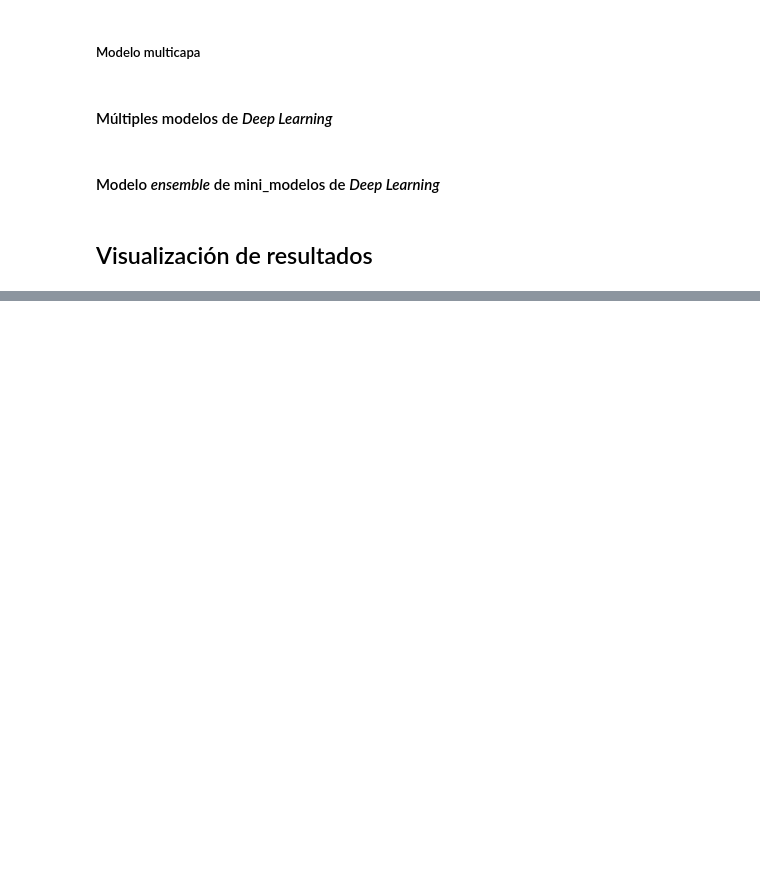
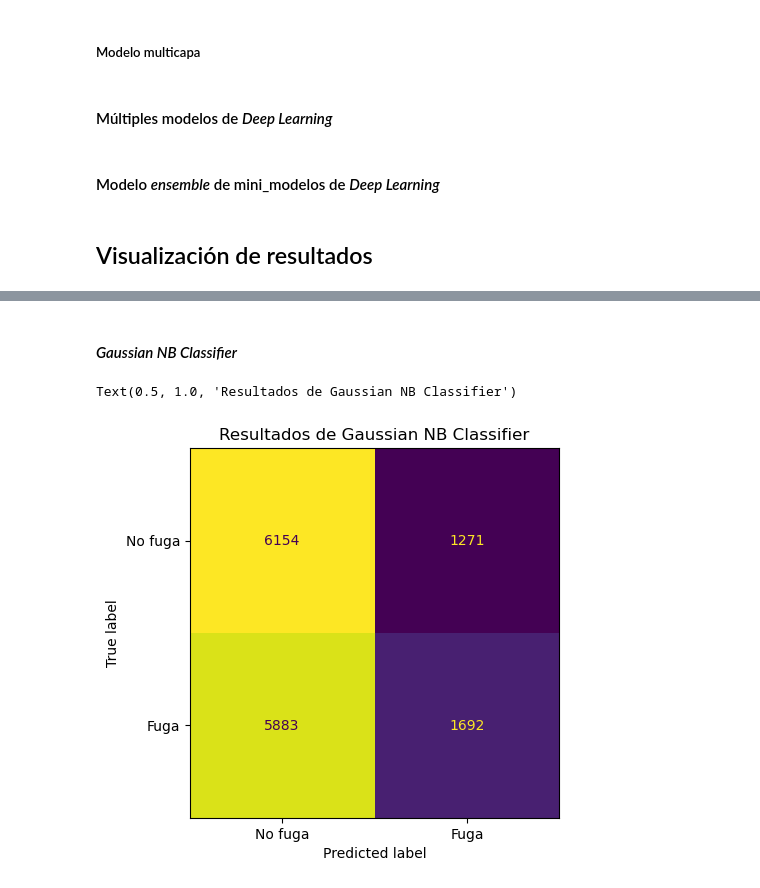
Before and after one commit to alu0101351773/TFM, a Jupyter notebook: src/project/main.ipynb, the cells around one changed output, grey strips where cells are left out. Drawn from its saved outputs; the diff is of its cells as text; code cells hidden in the pictures; blank space fills up the shorter version.

```diff
--- a/src/project/main.ipynb
+++ b/src/project/main.ipynb
@@ -921,0 +1198,12 @@ def display_performance_table(results: list[dict]) -> None:
+# %% [markdown]
+#### _Gaussian NB Classifier_
+# %%
+ConfusionMatrixDisplay(
+    gnb_results[0]['confusion_matrix'],
+    display_labels=['No fuga', 'Fuga']
+).plot(colorbar=False)
+
+plt.title('Resultados de Gaussian NB Classifier')
+# %% [output]
+Text(0.5, 1.0, 'Resultados de Gaussian NB Classifier')
+[figure, added]
```
Also changed, not shown: parts of 59 cells of this notebook.
